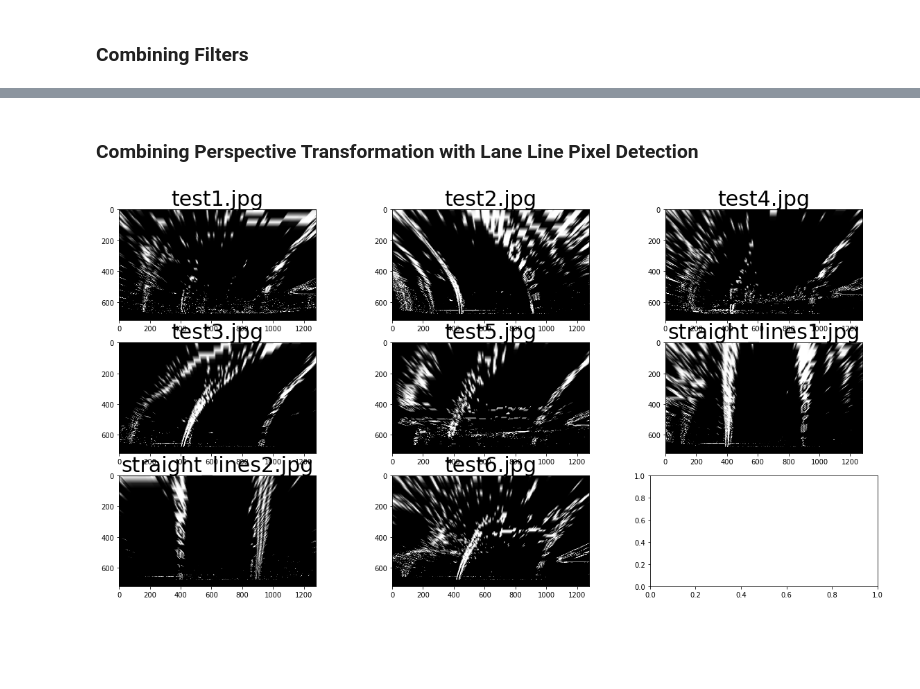
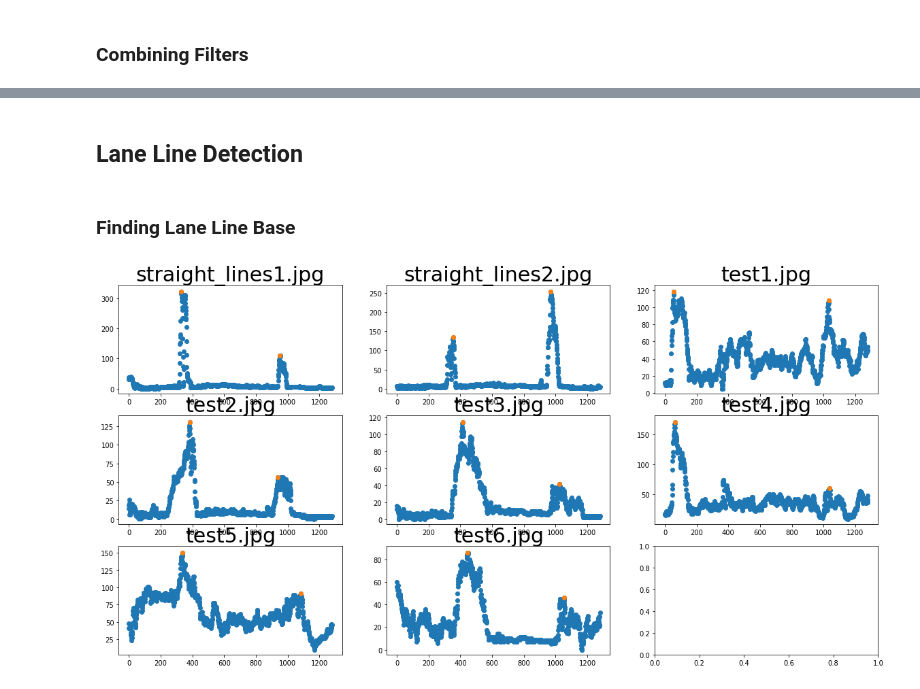
Before and after one commit to benjaminsoellner/CarND-Advanced-Lane-Lines, a Jupyter notebook: CarND 04 Advanced Lane Line Detection.ipynb, the cells around one changed output, grey strips where cells are left out. Drawn from its saved outputs; the diff is of its cells as text; code cells hidden in the pictures; blank space fills up the shorter version.

```diff
--- a/CarND 04 Advanced Lane Line Detection.ipynb
+++ b/CarND 04 Advanced Lane Line Detection.ipynb
@@ -233,3 +283,0 @@ plots[2].set_title('Binary Image', fontsize=30)
-# %%
-# Test and Visualize Combined thresholds
-run_all_test_images(find_lane_line_pixels, cmap='gray')
@@ -279,10 +284,28 @@ plots[1].set_title('Unwarped Image', fontsize=30)
 # %% [markdown]
-### Combining Perspective Transformation with Lane Line Pixel Detection
+## Lane Line Detection
-# %%
-def unwarp_and_find(image):
-    return unwarp(find_lane_line_pixels(image))[0]
-
-# Test and Visualize Combined thresholds
-run_all_test_images(unwarp_and_find, cmap='gray')
-# %% [output]
-[figure, removed]
+# %% [markdown]
+### Finding Lane Line Base
+# %%
+def halfhist(image):
+    return np.sum(image[image.shape[0]//2:,:], axis=0)
+
+def find_peaks(histogram):
+    centerx = np.int(histogram.shape[0]/2)
+    leftx_max = np.argmax(histogram[:centerx])
+    rightx_max = np.argmax(histogram[centerx:]) + centerx
+    return leftx_max, rightx_max
+
+def find_base(lane_line_pixels):
+    histogram = halfhist(lane_line_pixels)
+    leftx_max, rightx_max = find_peaks(histogram)
+    histogram_xs_ys = (range(0, len(histogram)), histogram)
+    max_xs_ys = ([leftx_max, rightx_max], [histogram[leftx_max], histogram[rightx_max]])
+    return [histogram_xs_ys, max_xs_ys]
+
+def find_base_test(image):
+    lane_line_pixels = find_lane_line_pixels(image)
+    return find_base(lane_line_pixels)
+
+run_all_test_images(find_base_test, output='multiscatter')
+# %% [output]
+[figure, added]
```
Also changed, not shown: parts of 17 cells of this notebook, 20 other files.
